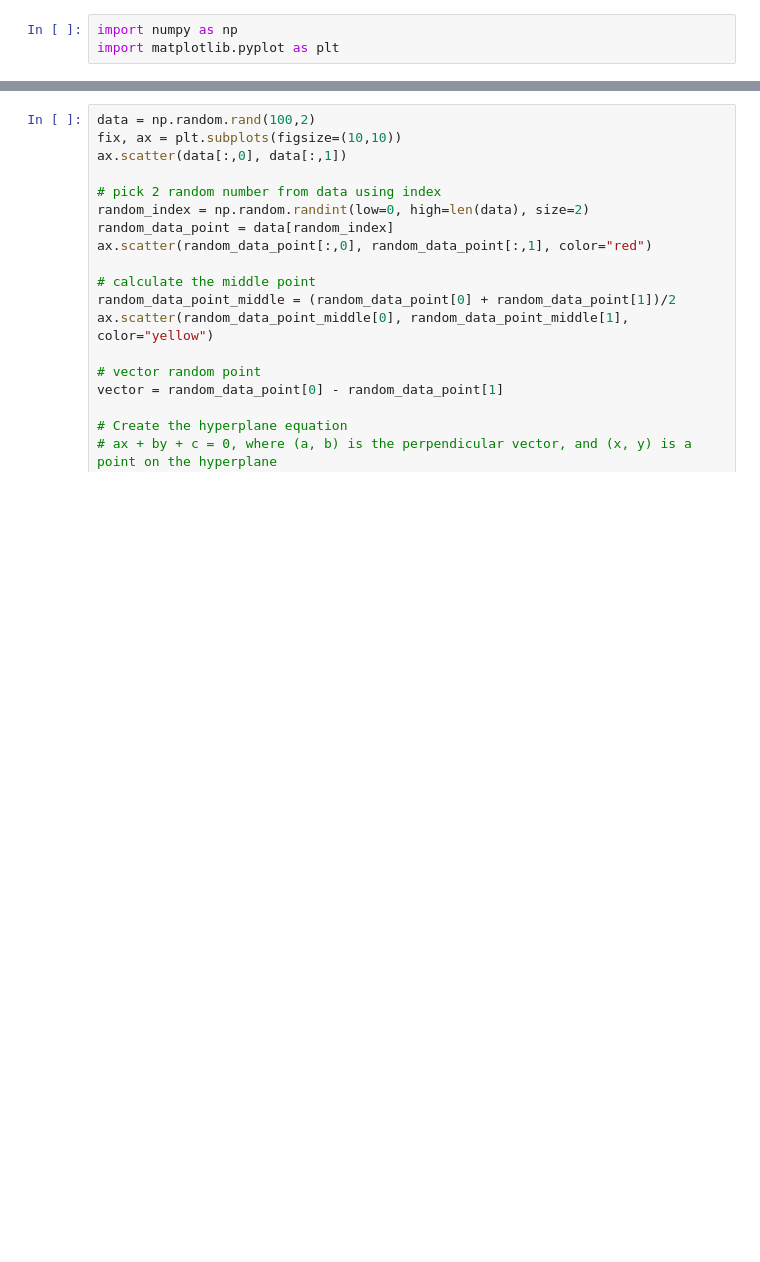
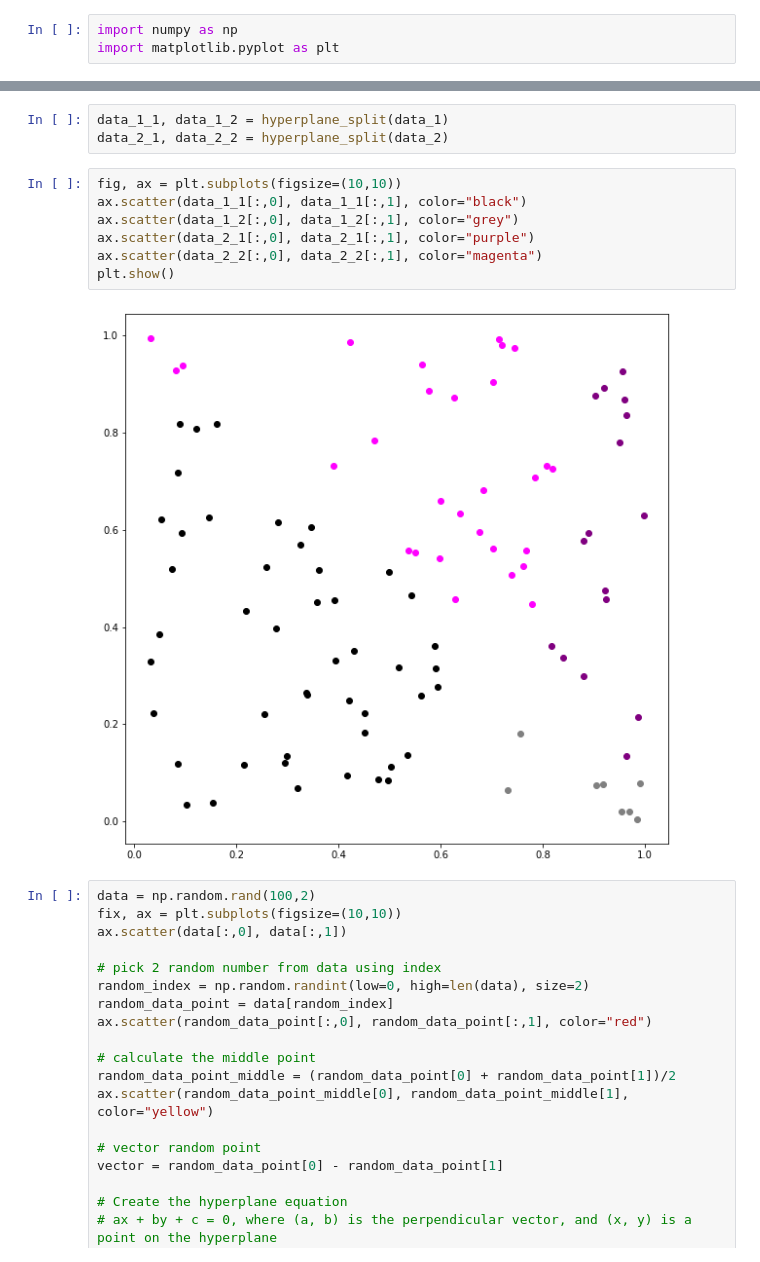
Before and after one commit to StefanusYudi22/Machie_Learning_From_Scratch, a Jupyter notebook: source_code/notebook/98_Approximate_NN.ipynb, the cells around one changed output, grey strips where cells are left out. Cells and saved outputs as stored; diff of their text form; blank space fills up the shorter version.

```diff
--- a/source_code/notebook/98_Approximate_NN.ipynb
+++ b/source_code/notebook/98_Approximate_NN.ipynb
@@ -39,3 +91,15 @@ def hyperplane_split(data : np.array):
+# %%
+data_1_1, data_1_2 = hyperplane_split(data_1)
+data_2_1, data_2_2 = hyperplane_split(data_2)
+# %%
+fig, ax = plt.subplots(figsize=(10,10))
+ax.scatter(data_1_1[:,0], data_1_1[:,1], color="black")
+ax.scatter(data_1_2[:,0], data_1_2[:,1], color="grey")
+ax.scatter(data_2_1[:,0], data_2_1[:,1], color="purple")
+ax.scatter(data_2_2[:,0], data_2_2[:,1], color="magenta")
+plt.show()
+# %% [output]
+[figure, added]
 # %%
 data = np.random.rand(100,2)
 fix, ax = plt.subplots(figsize=(10,10))
```
Also changed, not shown: parts of 6 cells of this notebook.
